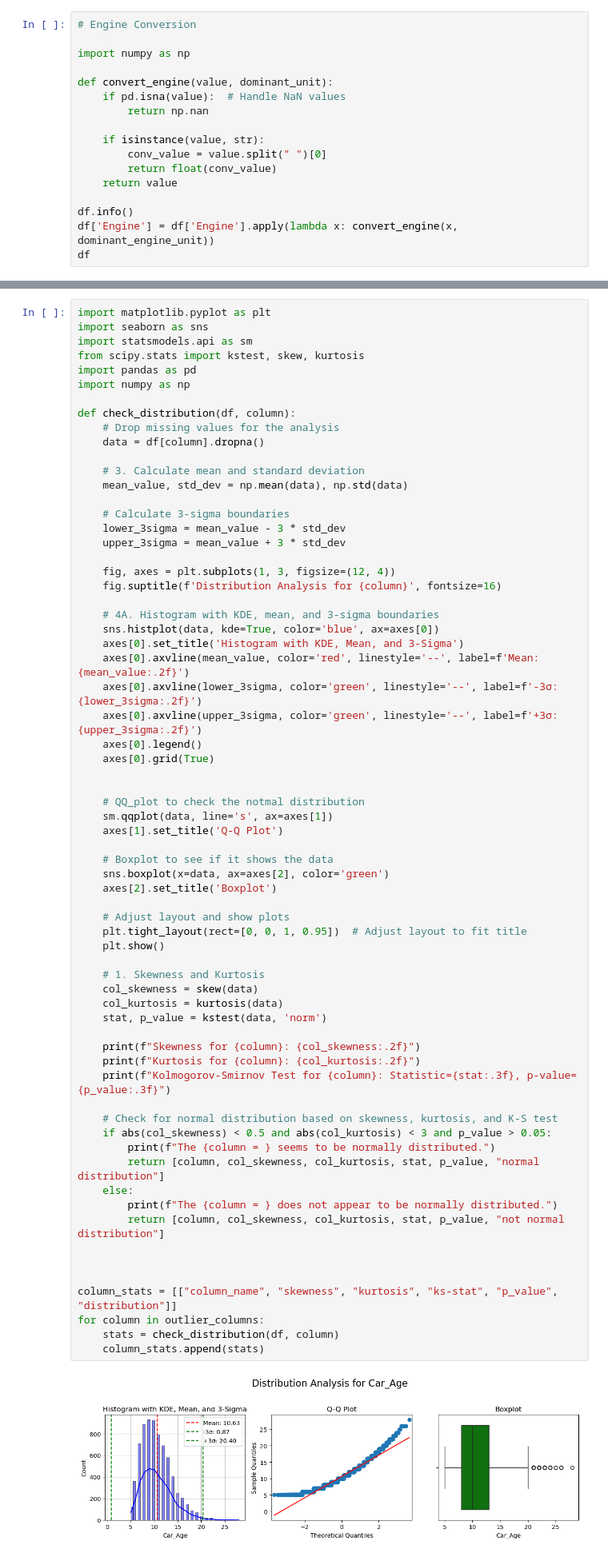
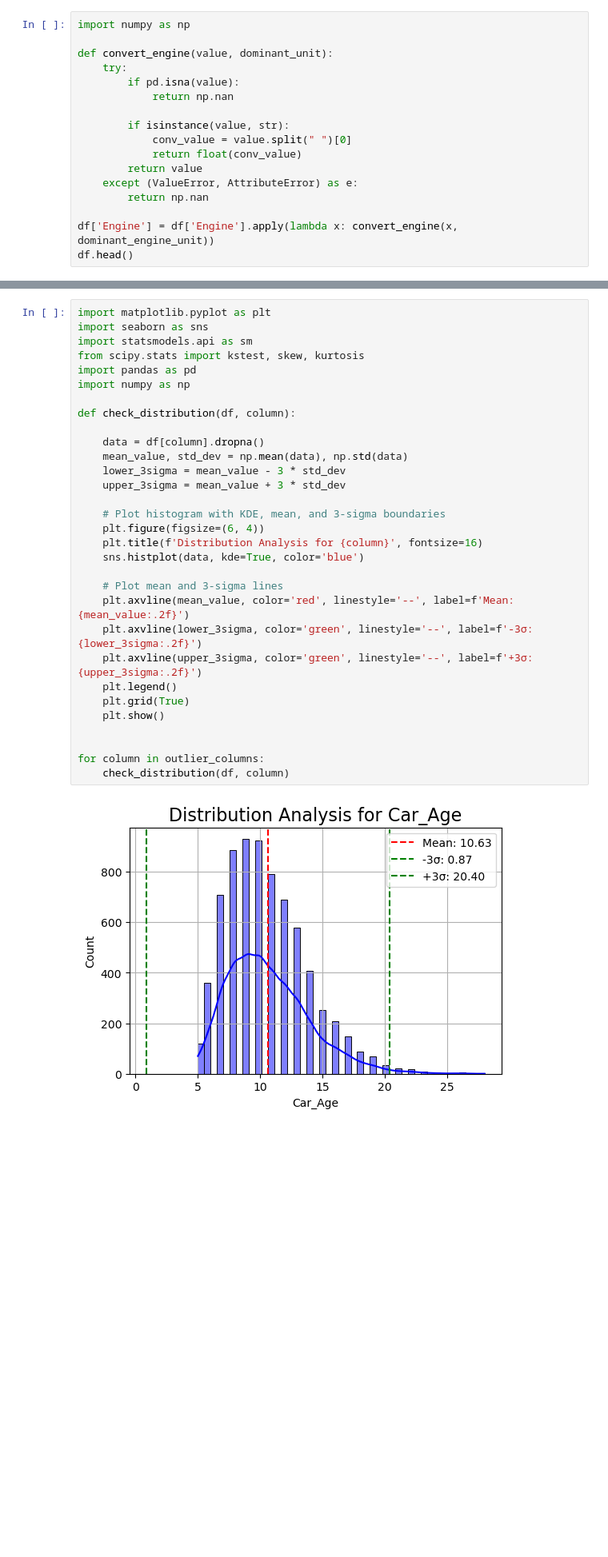
Before and after one commit to anjali-ojha/data-mining, a Jupyter notebook: assignment-1/assignment1.ipynb, the cells around one changed output, grey strips where cells are left out. Shown at 80% size. Drawn from its saved outputs; the diff is of its cells as text; blank space fills up the shorter version.

```diff
--- a/assignment-1/assignment1.ipynb
+++ b/assignment-1/assignment1.ipynb
@@ -234,20 +215,20 @@ Name: count, dtype: int64
 
 Dominant unit for column = 'Engine', dominant_unit = 'cc'
 # %%
-# Engine Conversion
-
 import numpy as np
 
 def convert_engine(value, dominant_unit):
-    if pd.isna(value):  # Handle NaN values
+    try:
+        if pd.isna(value):
+            return np.nan
+
+        if isinstance(value, str):
+            conv_value = value.split(" ")[0]
+            return float(conv_value)
+        return value
+    except (ValueError, AttributeError) as e:
         return np.nan
 
-    if isinstance(value, str):
-        conv_value = value.split(" ")[0]
-        return float(conv_value)
-    return value
-
-df.info()
 df['Engine'] = df['Engine'].apply(lambda x: convert_engine(x, dominant_engine_unit))
-df
+df.head()
 # %% [output]
@@ -364,69 +315,33 @@ df[outlier_columns].describe().T
 # %%
 import matplotlib.pyplot as plt
 import seaborn as sns
 import statsmodels.api as sm
 from scipy.stats import kstest, skew, kurtosis
 import pandas as pd
 import numpy as np
 
 def check_distribution(df, column):
-    # Drop missing values for the analysis
+
     data = df[column].dropna()
-
-    # 3. Calculate mean and standard deviation
     mean_value, std_dev = np.mean(data), np.std(data)
-
-    # Calculate 3-sigma boundaries
     lower_3sigma = mean_value - 3 * std_dev
     upper_3sigma = mean_value + 3 * std_dev
 
-    fig, axes = plt.subplots(1, 3, figsize=(12, 4))
-    fig.suptitle(f'Distribution Analysis for {column}', fontsize=16)
+    # Plot histogram with KDE, mean, and 3-sigma boundaries
+    plt.figure(figsize=(6, 4))
+    plt.title(f'Distribution Analysis for {column}', fontsize=16)
+    sns.histplot(data, kde=True, color='blue')
 
-    # 4A. Histogram with KDE, mean, and 3-sigma boundaries
-    sns.histplot(data, kde=True, color='blue', ax=axes[0])
-    axes[0].set_title('Histogram with KDE, Mean, and 3-Sigma')
-    axes[0].axvline(mean_value, color='red', linestyle='--', label=f'Mean: {mean_value:.2f}')
-    axes[0].axvline(lower_3sigma, color='green', linestyle='--', label=f'-3σ: {lower_3sigma:.2f}')
-    axes[0].axvline(upper_3sigma, color='green', linestyle='--', label=f'+3σ: {upper_3sigma:.2f}')
-    axes[0].legend()
-    axes[0].grid(True)
+    # Plot mean and 3-sigma lines
+    plt.axvline(mean_value, color='red', linestyle='--', label=f'Mean: {mean_value:.2f}')
+    plt.axvline(lower_3sigma, color='green', linestyle='--', label=f'-3σ: {lower_3sigma:.2f}')
+    plt.axvline(upper_3sigma, color='green', linestyle='--', label=f'+3σ: {upper_3sigma:.2f}')
+    plt.legend()
+    plt.grid(True)
+    plt.show()
 
 
-    # QQ_plot to check the notmal distribution
-    sm.qqplot(data, line='s', ax=axes[1])
-    axes[1].set_title('Q-Q Plot')
-
-    # Boxplot to see if it shows the data
-    sns.boxplot(x=data, ax=axes[2], color='green')
-    axes[2].set_title('Boxplot')
-
-    # Adjust layout and show plots
-    plt.tight_layout(rect=[0, 0, 1, 0.95])  # Adjust layout to fit title
-    plt.show()
-
-    # 1. Skewness and Kurtosis
-    col_skewness = skew(data)
-    col_kurtosis = kurtosis(data)
-    stat, p_value = kstest(data, 'norm')
-
-    print(f"Skewness for {column}: {col_skewness:.2f}")
-    print(f"Kurtosis for {column}: {col_kurtosis:.2f}")
-    print(f"Kolmogorov-Smirnov Test for {column}: Statistic={stat:.3f}, p-value={p_value:.3f}")
-
-    # Check for normal distribution based on skewness, kurtosis, and K-S test
-    if abs(col_skewness) < 0.5 and abs(col_kurtosis) < 3 and p_value > 0.05:
-        print(f"The {column = } seems to be normally distributed.")
-        return [column, col_skewness, col_kurtosis, stat, p_value, "normal distribution"]
-    else:
-        print(f"The {column = } does not appear to be normally distributed.")
-        return [column, col_skewness, col_kurtosis, stat, p_value, "not normal distribution"]
-
-
-
-column_stats = [["column_name", "skewness", "kurtosis", "ks-stat", "p_value", "distribution"]]
 for column in outlier_columns:
-    stats = check_distribution(df, column)
-    column_stats.append(stats)
+    check_distribution(df, column)
 # %% [output]
-[figure, old version]
+[figure, new version]
```
Also changed, not shown: parts of 29 cells of this notebook, 1 other file.
